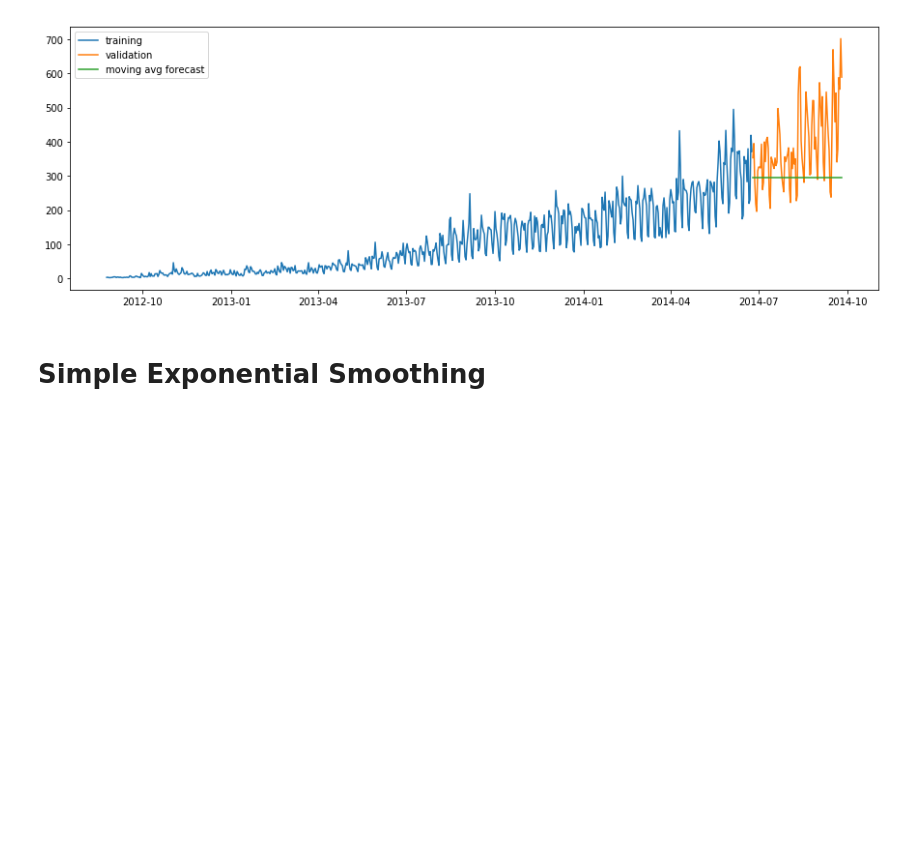
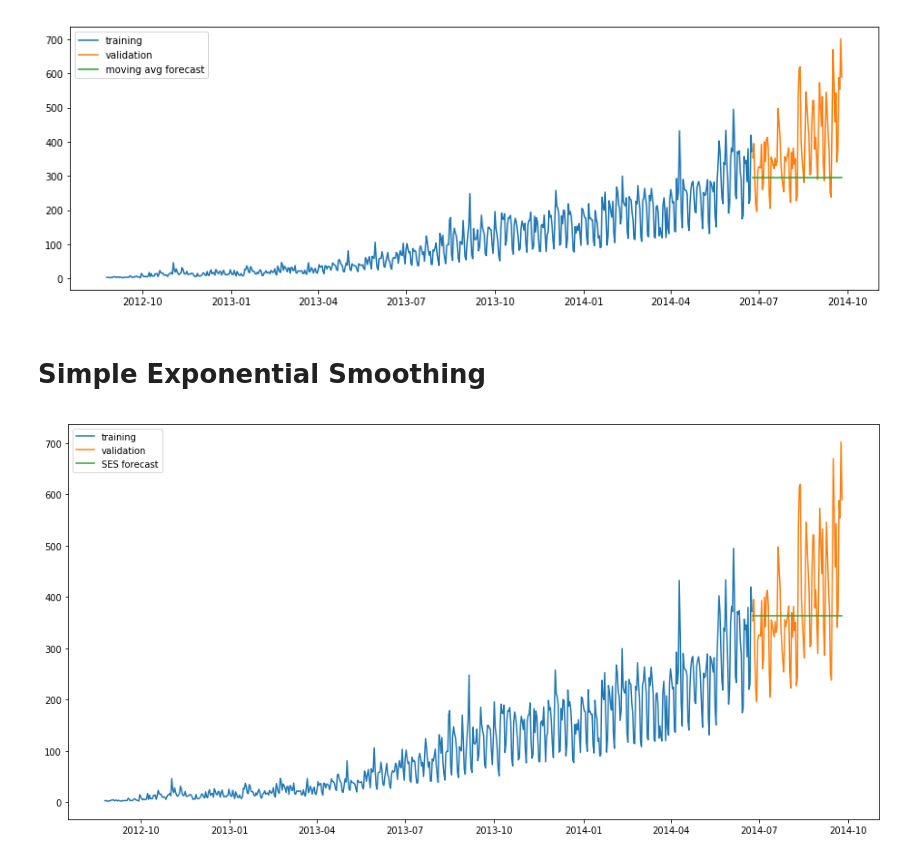
Before and after one commit to poojaphadke/Time-Series-Projects, a Jupyter notebook: Time_Series_Analysis.ipynb, the cells around one changed output. Drawn from its saved outputs; the diff is of its cells as text; code cells hidden in the pictures; blank space fills up the shorter version.

Commit message:
exponential smoothing

```diff
--- a/Time_Series_Analysis.ipynb
+++ b/Time_Series_Analysis.ipynb
@@ -245,3 +245,15 @@ plt.show()
 # Simple Exponential Smoothing
 # %%
 from statsmodels.tsa.api import ExponentialSmoothing, SimpleExpSmoothing, Holt
+# %%
+y_hat_average = valid_split.copy()
+fit2 = SimpleExpSmoothing(np.asarray(train_split['Count'])).fit(smoothing_level=0.6, optimized=False)
+y_hat_average['SES'] = fit2.forecast(len(valid_split))
+plt.figure(figsize = (16,8))
+plt.plot(train_split['Count'], label='training')
+plt.plot(valid_split['Count'], label='validation')
+plt.plot(y_hat_average['SES'], label='SES forecast')
+plt.legend(loc='best')
+plt.show()
+# %% [output]
+[figure, added]
```
